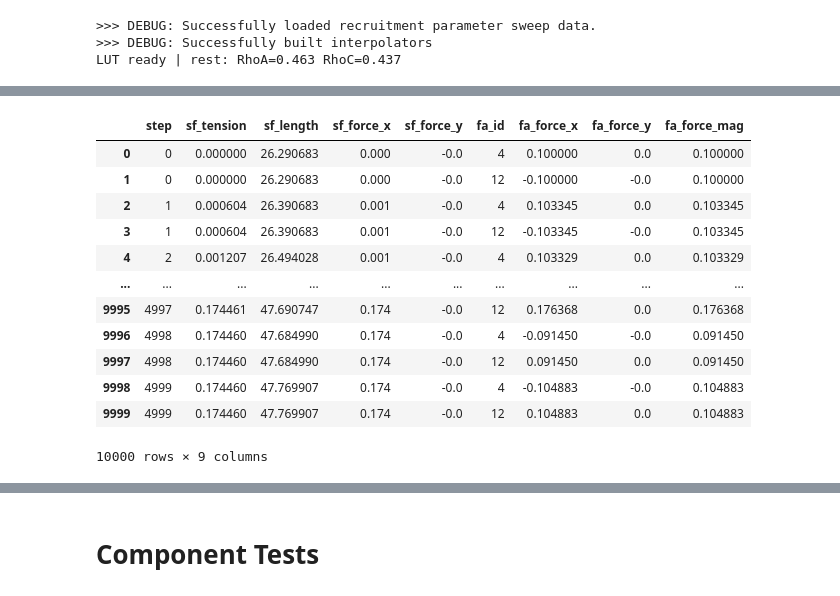
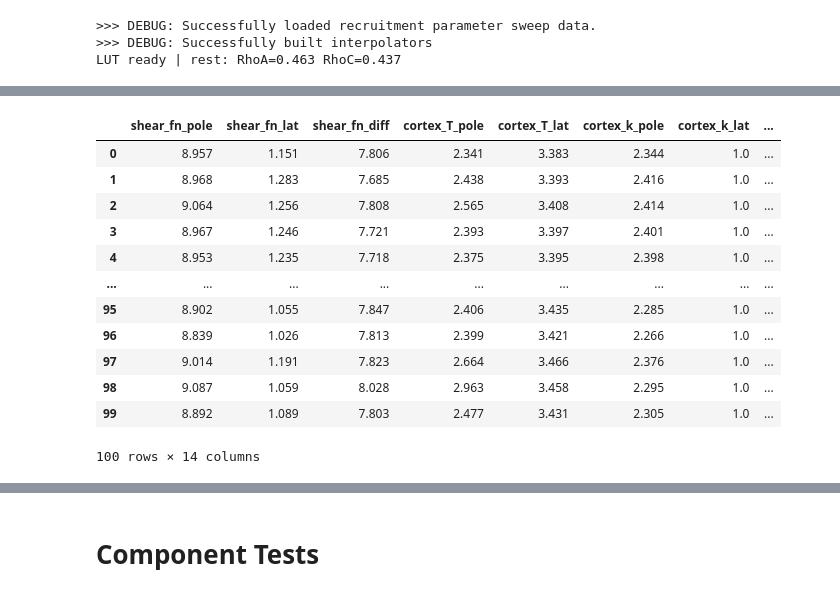
Before and after one commit to emilieyuu/endotehelial-masboss, a Jupyter notebook: notebooks/14_v2_exploratory.ipynb, the cells around one changed output, grey strips where cells are left out. Drawn from its saved outputs; the diff is of its cells as text; code cells hidden in the pictures.

Commit message:
Final changes to implementation: scale with t_sf rather than only asf, scale force sf based on hooked, distribute sf forces, scale anchoring by rhoc

```diff
--- a/notebooks/14_v2_exploratory.ipynb
+++ b/notebooks/14_v2_exploratory.ipynb
@@ -151,39 +97,30 @@ def run_sim_test(cell, n_steps):
     plot_cell(cell)
 
     history = []
-    sf_profiles = {}
+    forces = []
 
     for step in range(n_steps):
         cell.step(flow, dt=CFG['integration']['dt'])
 
-        diag = cell.get_diagnostics()
-        history.append(diag)
-        sf_profiles[step] = diag['squeeze_profiles']
+        s = cell.get_state()
+        history.append(s)
 
         if step % 50 == 0:
-            s = cell.get_state()
             print(f"step {step:>4}: ar={s['ar']:.3f}  "
                 f"orient={s['orientation']:.1f}°  "
                 f"a_sf={s['a_sf']:.4f}  "
                 f"RhoA={s['mean_rhoa']:.3f}  "
-                f"RhoC={s['mean_rhoc']:.3f}  "
-                f"area={s['area_err']:.3f}")
+                f"RhoC={s['mean_rhoc']:.3f}  ")
 
-            # sf = diag["stress_fibres"][0]
-
-            # print(f"Step {step}")
-            # print("  SF tension:", sf["tension"])
-            # print("  SF direction:", sf["unit_vec"])
-            # print("  SF force:", sf["force_vector"])
-
-            # for nid, fa in diag["fa"].items():
-            #     print(f"  FA {nid} force:", fa["force"])
+            f = measure_forces(cell)
+            f['step'] = step
+            forces.append(f)
 
     s = cell.get_state()
     plot_cell(cell)
     print(f"\nFinal: {cell}")
 
-    return history, sf_profiles
+    return history, forces
 # %%
 
 flow = FlowField(magnitude=CFG['flow']['f_magnitude'])
@@ -215,0 +149,3 @@ Final: EndothelialCell(id=0 | ar=1.61 | area_err=1.001 | a_sf=0.452 | RhoA=0.550
+# %%
+
+history, forces = run_sim_test(cell, 5000)
@@ -216,17 +173,16 @@ Final: EndothelialCell(id=0 | ar=1.61 | area_err=1.001 | a_sf=0.452 | RhoA=0.550
 # %%
-df_sf_fa, df_squeeze = build_diagnostics(history)
-df_sf_fa
+pd.DataFrame(forces)
 # %% [output]
-|  | step | sf_tension | sf_length | sf_force_x | sf_force_y | fa_id | fa_force_x | fa_force_y | fa_force_mag |
-| 0 | 0 | 0.000000 | 26.290683 | 0.000 | -0.0 | 4 | 0.100000 | 0.0 | 0.100000 |
-| 1 | 0 | 0.000000 | 26.290683 | 0.000 | -0.0 | 12 | -0.100000 | -0.0 | 0.100000 |
-| 2 | 1 | 0.000604 | 26.390683 | 0.001 | -0.0 | 4 | 0.103345 | 0.0 | 0.103345 |
-| 3 | 1 | 0.000604 | 26.390683 | 0.001 | -0.0 | 12 | -0.103345 | -0.0 | 0.103345 |
-| 4 | 2 | 0.001207 | 26.494028 | 0.001 | -0.0 | 4 | 0.103329 | 0.0 | 0.103329 |
-| ... | ... | ... | ... | ... | ... | ... | ... | ... | ... |
-| 9995 | 4997 | 0.174461 | 47.690747 | 0.174 | -0.0 | 12 | 0.176368 | 0.0 | 0.176368 |
-| 9996 | 4998 | 0.174460 | 47.684990 | 0.174 | -0.0 | 4 | -0.091450 | -0.0 | 0.091450 |
-| 9997 | 4998 | 0.174460 | 47.684990 | 0.174 | -0.0 | 12 | 0.091450 | 0.0 | 0.091450 |
-| 9998 | 4999 | 0.174460 | 47.769907 | 0.174 | -0.0 | 4 | -0.104883 | -0.0 | 0.104883 |
-| 9999 | 4999 | 0.174460 | 47.769907 | 0.174 | -0.0 | 12 | 0.104883 | 0.0 | 0.104883 |
+|  | shear_fn_pole | shear_fn_lat | shear_fn_diff | cortex_T_pole | cortex_T_lat | cortex_k_pole | cortex_k_lat | ... |
+| 0 | 8.957 | 1.151 | 7.806 | 2.341 | 3.383 | 2.344 | 1.0 | ... |
+| 1 | 8.968 | 1.283 | 7.685 | 2.438 | 3.393 | 2.416 | 1.0 | ... |
+| 2 | 9.064 | 1.256 | 7.808 | 2.565 | 3.408 | 2.414 | 1.0 | ... |
+| 3 | 8.967 | 1.246 | 7.721 | 2.393 | 3.397 | 2.401 | 1.0 | ... |
+| 4 | 8.953 | 1.235 | 7.718 | 2.375 | 3.395 | 2.398 | 1.0 | ... |
+| ... | ... | ... | ... | ... | ... | ... | ... | ... |
+| 95 | 8.902 | 1.055 | 7.847 | 2.406 | 3.435 | 2.285 | 1.0 | ... |
+| 96 | 8.839 | 1.026 | 7.813 | 2.399 | 3.421 | 2.266 | 1.0 | ... |
+| 97 | 9.014 | 1.191 | 7.823 | 2.664 | 3.466 | 2.376 | 1.0 | ... |
+| 98 | 9.087 | 1.059 | 8.028 | 2.963 | 3.458 | 2.295 | 1.0 | ... |
+| 99 | 8.892 | 1.089 | 7.803 | 2.477 | 3.431 | 2.305 | 1.0 | ... |
-10000 rows × 9 columns
+100 rows × 14 columns
```
Also changed, not shown: parts of 8 cells of this notebook, 11 other files.
